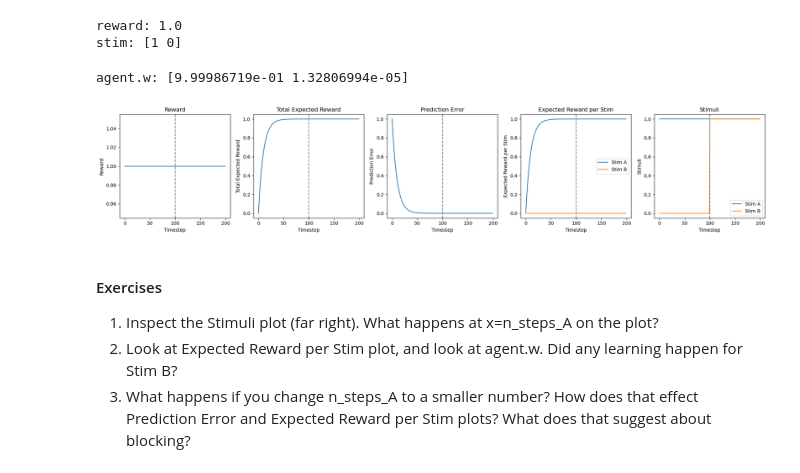
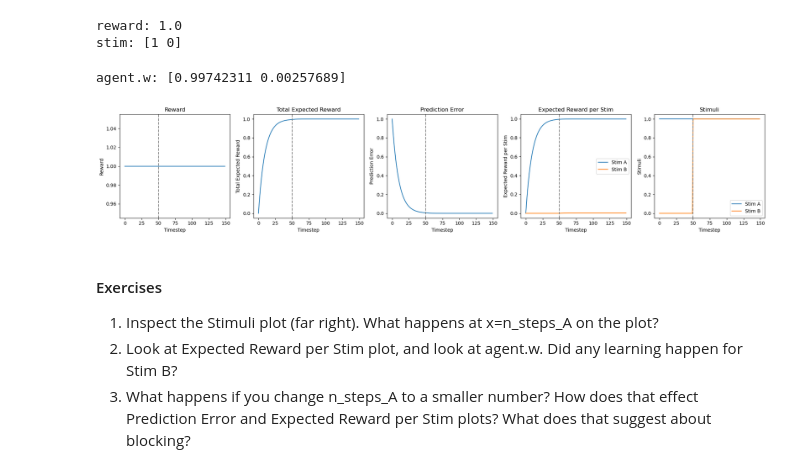
Before and after one commit to GJAnsah/Comp_Neuro-ML_course, a Jupyter notebook: notebooks/Rwanda24/20-Sat-RL-EMG/rl_tutorial_trend2024.ipynb, the cells around one changed output. Saved outputs shown, nothing was run; the diff lists cells and outputs as text; code cells hidden in the pictures.

```diff
--- a/notebooks/Rwanda24/20-Sat-RL-EMG/rl_tutorial_trend2024.ipynb
+++ b/notebooks/Rwanda24/20-Sat-RL-EMG/rl_tutorial_trend2024.ipynb
@@ -623,26 +623,26 @@ print(f'stim: {stim}')
 reward: 1.0
 stim: [1 0]
 # %%
-n_steps_A = 100
+n_steps_A = 50
 n_steps_AB = 100
 n_steps = n_steps_A + n_steps_AB
 learning_rate = 0.1
 n_stim = len(reward_per_stim)
 
 env = BlockingEnv(n_steps_A=n_steps_A)
 agent = RescorlaWagnerAgentMultipleStim(n_stim=n_stim, w_init=0., learning_rate=learning_rate)
 
 data_to_plot = run_pavlovian_multistim_agent(env, agent, n_steps)
 fig, axes = plotting.plot_learning_variables_over_time(
   data_to_plot, show_smooth=False, add_labels=True, stim_labels=['Stim A', 'Stim B'])
 plotting.add_vline(axes, n_steps_A, '--', color=plotting.GRAY)
 
 plt.tight_layout()
 
 print(f'agent.w: {agent.w}')
 # %% [output]
-agent.w: [9.99986719e-01 1.32806994e-05]
+agent.w: [0.99742311 0.00257689]
-[figure, old version]
+[figure, new version]
 # %% [markdown]
 #### Exercises
 1. Inspect the Stimuli plot (far right). What happens at x=n_steps_A on the plot?
```
